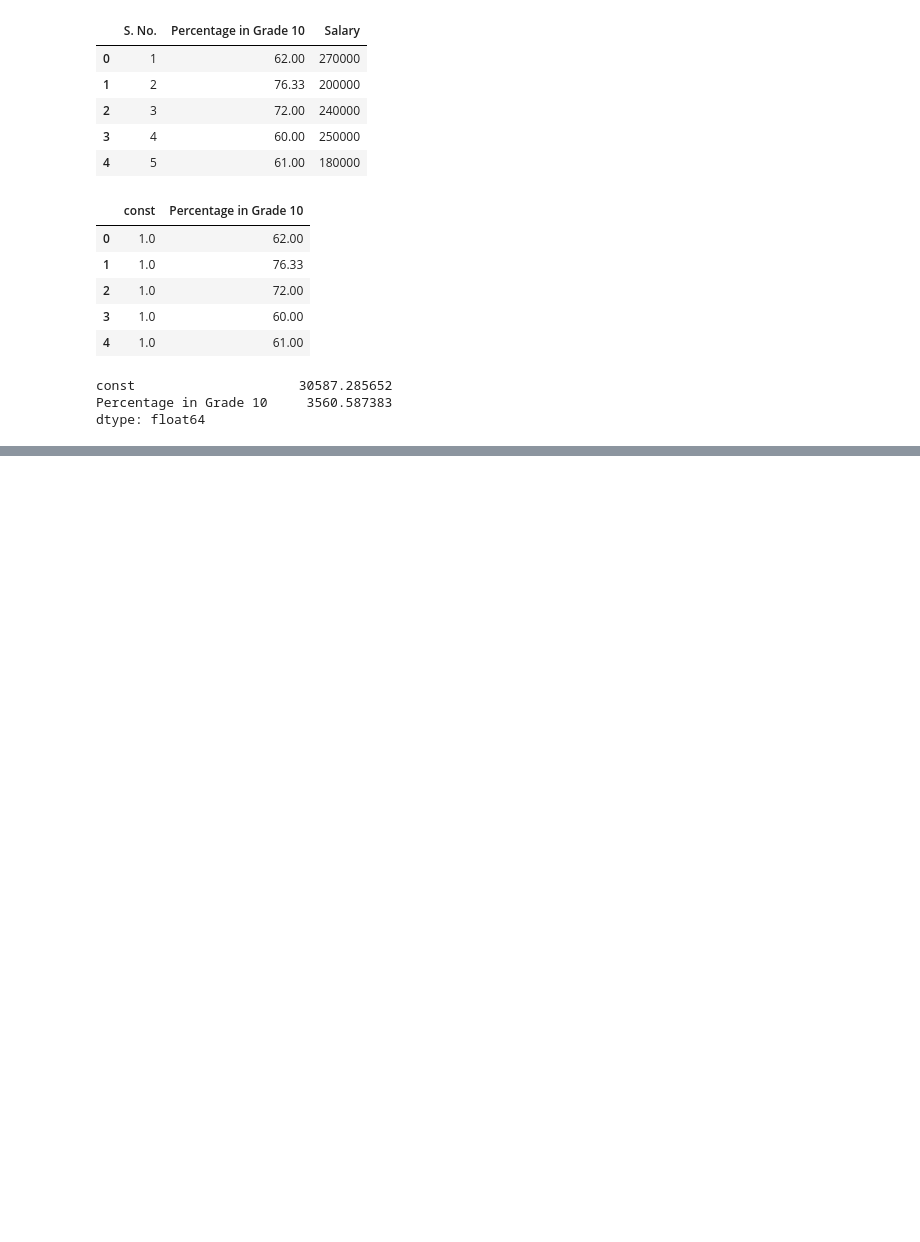
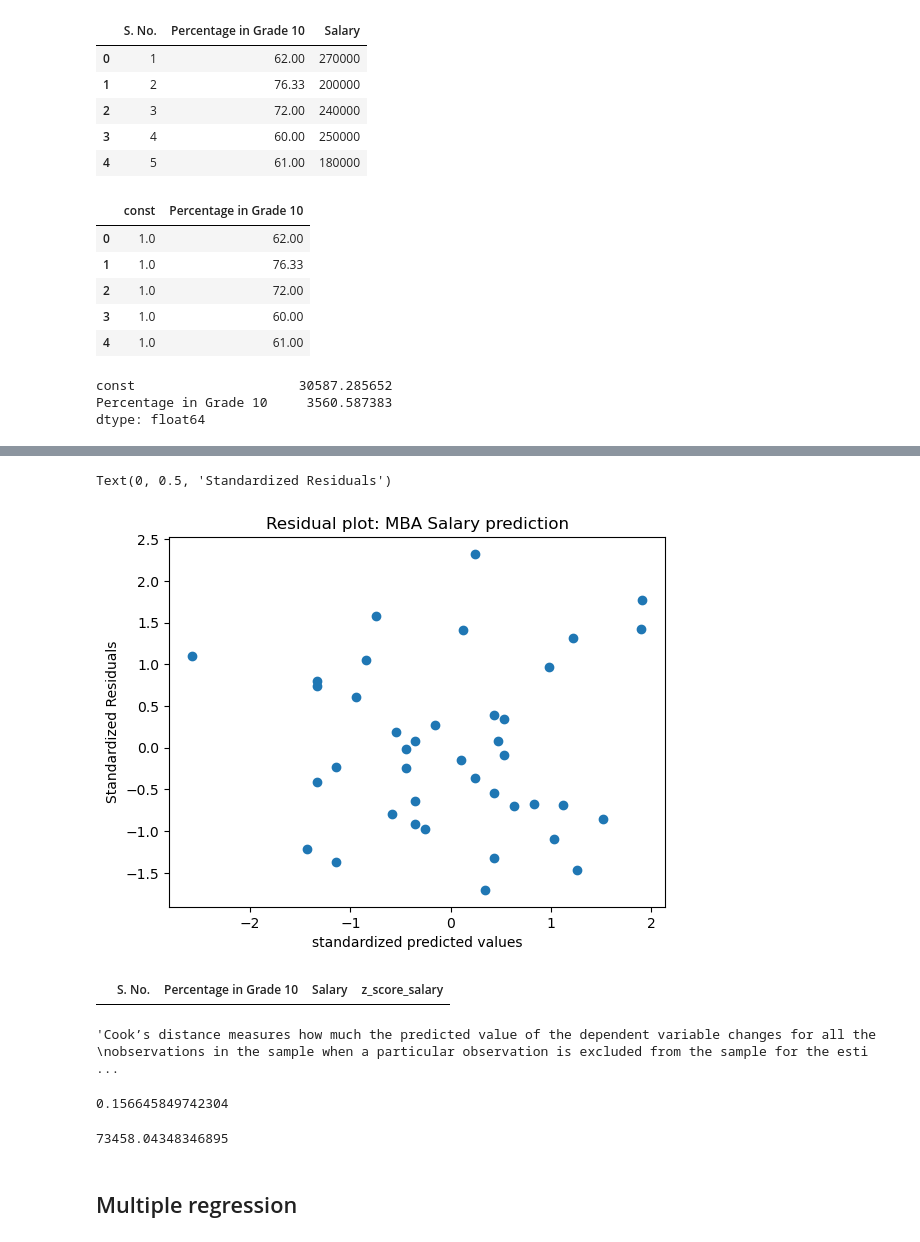
Before and after one commit to Manireddy69/foundation_of_Ml, a Jupyter notebook: Foundation_of_ML/Linear_regression.ipynb, the cells around one changed output, grey strips where cells are left out. Cells and saved outputs as stored; diff of their text form; code cells hidden in the pictures; blank space fills up the shorter version.

```diff
--- a/Foundation_of_ML/Linear_regression.ipynb
+++ b/Foundation_of_ML/Linear_regression.ipynb
@@ -71,0 +75,8 @@ plt.show();
+# %%
+plt.scatter(get_std_values(mba_salary_lm.fittedvalues),get_std_values(mba_salary_resid))
+plt.title("Residual plot: MBA Salary prediction")
+plt.xlabel("standardized predicted values")
+plt.ylabel("Standardized Residuals")
+# %% [output]
+Text(0, 0.5, 'Standardized Residuals')
+[figure, added]
@@ -71,0 +87,13 @@ plt.show();
+# %%
+mba_salary[(mba_salary.z_score_salary>3.0)|(mba_salary.z_score_salary)<-3.0]
+
+#any observatin may be flagged as an outliner
+# %% [output]
+|  | S. No. | Percentage in Grade 10 | Salary | z_score_salary |
+# %%
+#Cook's distance
+'''Cook’s distance measures how much the predicted value of the dependent variable changes for all the
+observations in the sample when a particular observation is excluded from the sample for the estimation
+of regression parameters.'''
+# %% [output]
+'Cook’s distance measures how much the predicted value of the dependent variable changes for all the \nobservations in the sample when a particular observation is excluded from the sample for the esti ...
@@ -71,0 +104,12 @@ plt.show();
+# %%
+np.abs(r2_score(test_Y,pred_Y))
+# %% [output]
+0.156645849742304
+# %%
+#mean squared error
+np.sqrt(mean_squared_error(test_Y,pred_Y))
+#the smaller the RMSE the better the model is.
+# %% [output]
+73458.04348346895
+# %% [markdown]
+## Multiple regression
```
Also changed, not shown: parts of 18 cells of this notebook.
